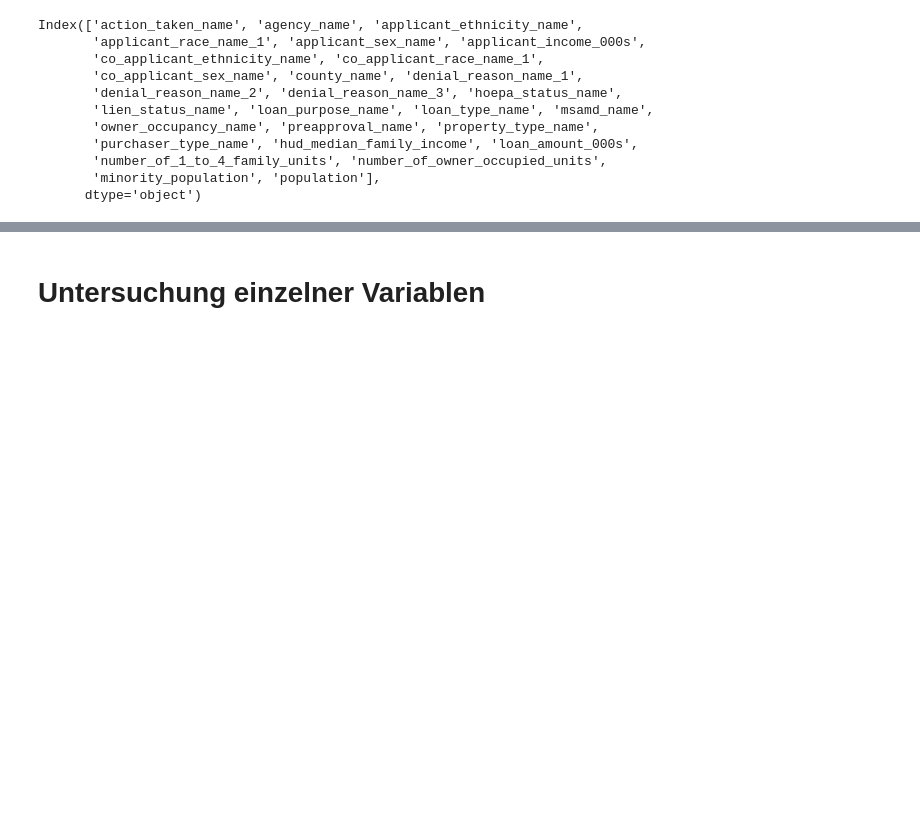
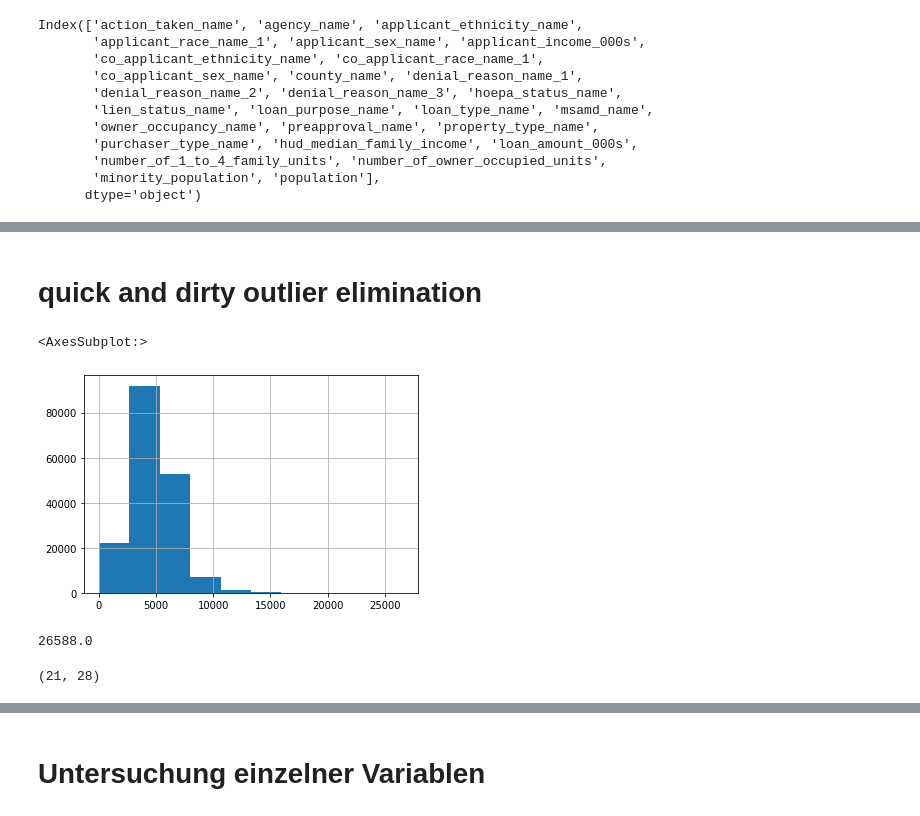
Before and after one commit to mrs-curi0sity/loan_data_challenge, a Jupyter notebook: eda_credit.ipynb, the cells around one changed output, grey strips where cells are left out. Cells and saved outputs as stored; diff of their text form; code cells hidden in the pictures; blank space fills up the shorter version.

```diff
--- a/eda_credit.ipynb
+++ b/eda_credit.ipynb
@@ -116,0 +122,15 @@ sns.pairplot(df_credit_data[['applicant_income_000s', 'loan_amount_000s', 'hud_m
+# %% [markdown]
+# quick and dirty outlier elimination
+# %%
+df_credit_data.population.hist()
+# %% [output]
+<AxesSubplot:>
+[figure, added]
+# %%
+df_credit_data.population.max()
+# %% [output]
+26588.0
+# %%
+df_credit_data[df_credit_data.population == 26588.0].shape
+# %% [output]
+(21, 28)
```
Also changed, not shown: parts of 19 cells of this notebook.
